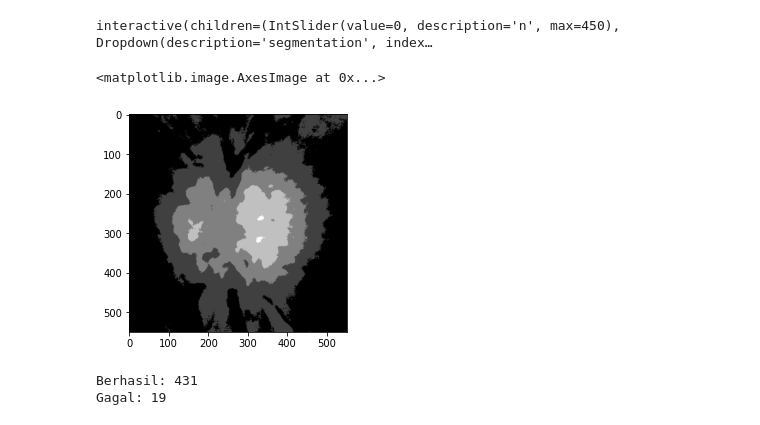
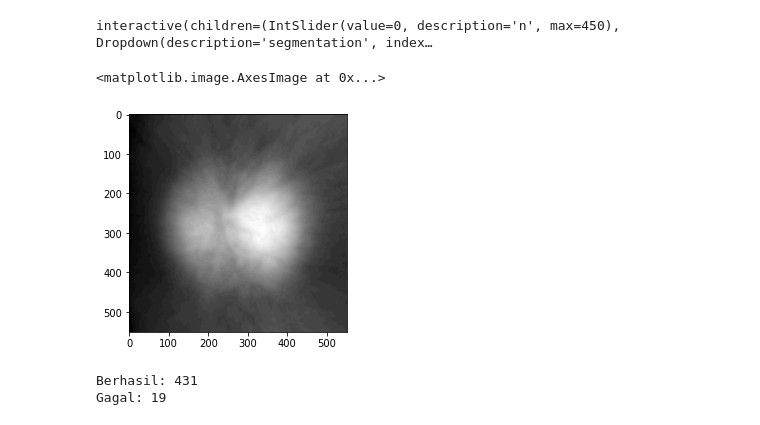
Before and after one commit to anasnafis77/Glaucoma-Detection-UNet, a Jupyter notebook: Kode/Deteksi Glaukoma.ipynb, the cells around one changed output. Drawn from its saved outputs; the diff is of its cells as text; code cells hidden in the pictures.

```diff
--- a/Kode/Deteksi Glaukoma.ipynb
+++ b/Kode/Deteksi Glaukoma.ipynb
@@ -734,7 +734,7 @@ def build_histogram_template():
   return histogram_template
 # %%
 #make image template
-
+import math
 def build_image_template(df, ix_train, num_sample=100, random_state=4,
                          old_ver=False, save=False):
    if not old_ver:
@@ -754,22 +754,32 @@ def build_image_template(df, ix_train, num_sample=100, random_state=4,
       ix = np.concatenate((ix_dr_gl, ix_dr_n, ix_re_gl, ix_re_n))
       random.Random(random_state).shuffle(ix)
 
-      template_image = np.zeros([550, 550], np.float32)
+      template_image = np.zeros([551, 551], np.float32)
       for i in ix:
           src = cv2.imread(df['path'][i], 1)
           src = src[:,:,1]
           clahe = cv2.createCLAHE(clipLimit =2.0, tileGridSize=(8,8))
           src = clahe.apply(src)
-          temp, _ = ekstrakROI(df['disc_center'][i], 550, src)
+          temp, _ = ekstrakROI(df['disc_center'][i], 551, src)
           template_image += temp
+
    elif old_ver:
-      template_image = np.zeros([550, 550], np.float32)
-      for i in range(0, num_sample):
+      template_image = np.zeros([551, 551], np.float32)
+      ix_refuge = list(range(50, 450))
+      ix_drishti = list(range(0, 50))
+      random.Random(random_state).shuffle(ix_refuge)
+      random.Random(random_state).shuffle(ix_drishti)
+      max_ref = math.ceil(int(num_sample/2))
+      max_dr = math.floor(int(num_sample/2))
+      ix_refuge = np.array(ix_refuge)[:max_ref]
+      ix_drishti = np.array(ix_drishti)[:max_dr]
+      idx = np.concatenate((ix_refuge, ix_drishti))
+      for i in idx:
           src = cv2.imread(df['path'][i], 1)
           src = src[:,:,1]
           clahe = cv2.createCLAHE(clipLimit =2.0, tileGridSize=(8,8))
           src = clahe.apply(src)
-          temp, _ = ekstrakROI(df['disc_center'][i], 550, src)
+          temp, _ = ekstrakROI(df['disc_center'][i], 551, src)
           template_image += temp
 
    template_image = ((template_image)/len(ix_train))
@@ -1539,12 +1549,12 @@ def testsegment(n=0, segmentation='semantic'):
 interactive(children=(IntSlider(value=0, description='n', max=450), Dropdown(description='segmentation', index…
 # %%
 ix_train, ix_test = index_shuffle(f=1, random_state=4)
-template_image = build_image_template(df, ix_train,random_state=5, num_sample=100,
-                                      old_ver=False, save=False)
+template_image = build_image_template(df, ix_train,random_state=4, num_sample=100,
+                                      old_ver=True, save=False)
 plt.imshow(template_image, cmap='gray')
 # %% [output]
 <matplotlib.image.AxesImage at 0x...>
-[figure, old version]
+[figure, new version]
 # %%
 true_idx = []
 false_idx = []
```
Also changed, not shown: parts of 1 cell of this notebook.
